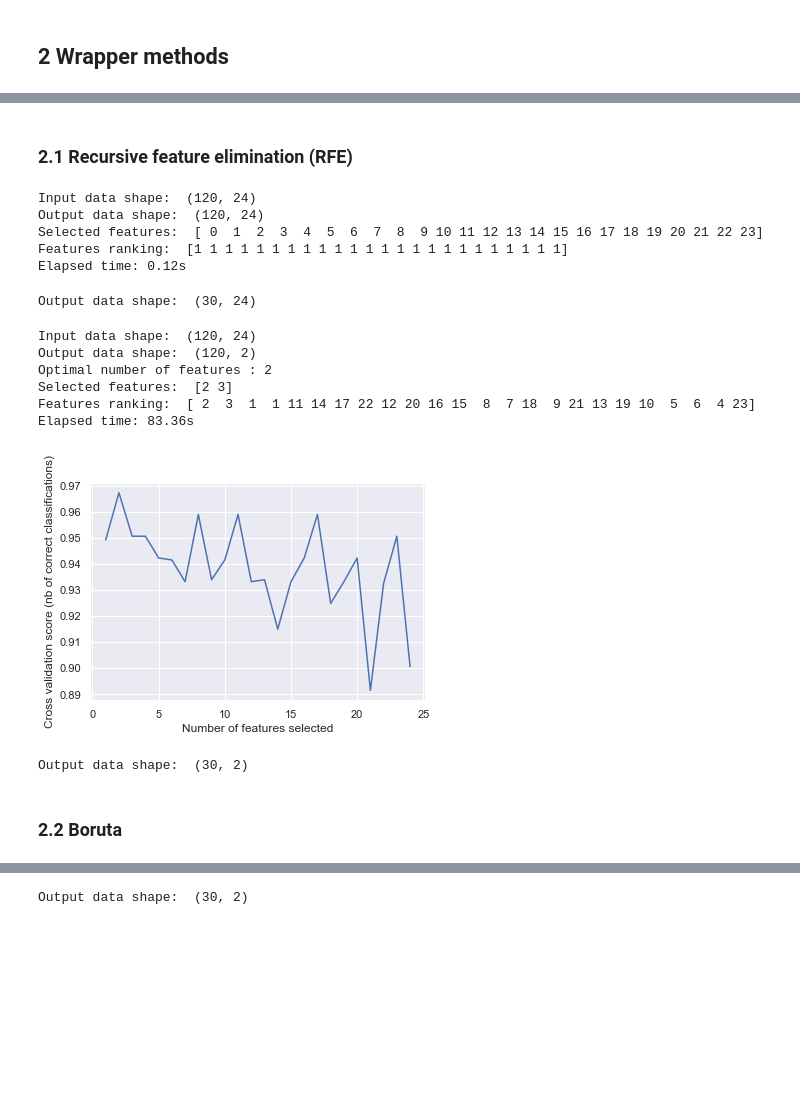
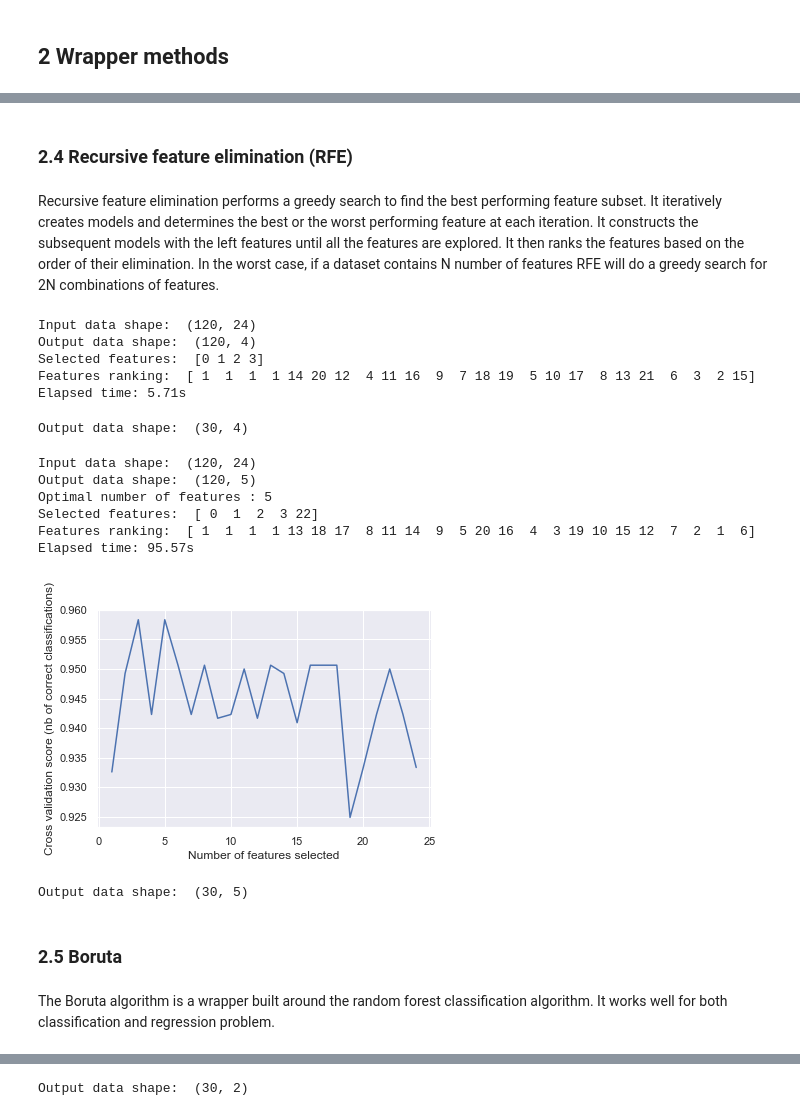
Before and after one commit to ppapiez/Portfolio, a Jupyter notebook: Feature selection.ipynb, the cells around one changed output, grey strips where cells are left out. Cells and saved outputs as stored; diff of their text form; code cells hidden in the pictures; blank space fills up the shorter version.

```diff
--- a/Feature selection.ipynb
+++ b/Feature selection.ipynb
@@ -234,13 +299,15 @@ from sklearn.ensemble import RandomForestClassifier
 # %% [markdown]
-### 2.1 Recursive feature elimination (RFE)
+### 2.4 Recursive feature elimination (RFE)
+# %% [markdown]
+Recursive feature elimination performs a greedy search to find the best performing feature subset. It iteratively creates models and determines the best or the worst performing feature at each iteration. It constructs the subsequent models with the left features until all the features are explored. It then ranks the features based on the order of their elimination. In the worst case, if a dataset contains N number of features RFE will do a greedy search for 2N combinations of features.
 # %%
 # A:
 from sklearn.feature_selection import RFE
 
 start = time()
 
-rfc = RandomForestClassifier(n_estimators=10, n_jobs=-1, class_weight='balanced')
-rfe = RFE(estimator=rfc, n_features_to_select=81, step=1)
+rfc = RandomForestClassifier(n_estimators=100, n_jobs=-1, class_weight='balanced')
+rfe = RFE(estimator=rfc, n_features_to_select=4, step=1)
 rfe.fit(X_train, y_train)
 
 print('Input data shape: ', X_train.shape)
@@ -253,57 +320,60 @@ print('Features ranking: ', rfe.ranking_)
 print('Elapsed time: %.2fs' % (time() - start))
 # %% [output]
 Input data shape:  (120, 24)
-Output data shape:  (120, 24)
-Selected features:  [ 0  1  2  3  4  5  6  7  8  9 10 11 12 13 14 15 16 17 18 19 20 21 22 23]
-Features ranking:  [1 1 1 1 1 1 1 1 1 1 1 1 1 1 1 1 1 1 1 1 1 1 1 1]
-Elapsed time: 0.12s
+Output data shape:  (120, 4)
+Selected features:  [0 1 2 3]
+Features ranking:  [ 1  1  1  1 14 20 12  4 11 16  9  7 18 19  5 10 17  8 13 21  6  3  2 15]
+Elapsed time: 5.71s
 # %%
 X_test_new = rfe.transform(X_test)
 print('Output data shape: ', X_test_new.shape)
 # %% [output]
-Output data shape:  (30, 24)
+Output data shape:  (30, 4)
 # %%
 # B: Feature ranking with recursive feature elimination and cross-validated selection of the best number of features.
 
 from sklearn.feature_selection import RFECV
 from sklearn.model_selection import StratifiedKFold
 
 start = time()
 
-rfc = RandomForestClassifier(n_estimators=10, n_jobs=-1, class_weight='balanced')
+rfc = RandomForestClassifier(n_estimators=100, n_jobs=-1, class_weight='balanced')
 rfecv = RFECV(estimator=rfc, step=1, cv=StratifiedKFold(10), scoring='accuracy')
 rfecv.fit(X_train, y_train)
 
 print('Input data shape: ', X_train.shape)
 
 X_train_new = rfecv.transform(X_train)
 
 print('Output data shape: ', X_train_new.shape)
 print("Optimal number of features : %d" % rfecv.n_features_)
 print('Selected features: ', rfecv.get_support(indices=True))
 print('Features ranking: ', rfecv.ranking_)
 print('Elapsed time: %.2fs' % (time() - start))
 
 plt.figure()
 plt.xlabel("Number of features selected")
 plt.ylabel("Cross validation score (nb of correct classifications)")
 plt.plot(range(1, len(rfecv.grid_scores_) + 1), rfecv.grid_scores_)
 plt.show()
 # %% [output]
 Input data shape:  (120, 24)
-Output data shape:  (120, 2)
-Optimal number of features : 2
-Selected features:  [2 3]
-Features ranking:  [ 2  3  1  1 11 14 17 22 12 20 16 15  8  7 18  9 21 13 19 10  5  6  4 23]
-Elapsed time: 83.36s
+Output data shape:  (120, 5)
+Optimal number of features : 5
+Selected features:  [ 0  1  2  3 22]
+Features ranking:  [ 1  1  1  1 13 18 17  8 11 14  9  5 20 16  4  3 19 10 15 12  7  2  1  6]
+Elapsed time: 95.57s
-[figure, old version]
+[figure, new version]
 # %%
 X_test_new = rfecv.transform(X_test)
 print('Output data shape: ', X_test_new.shape)
 # %% [output]
-Output data shape:  (30, 2)
+Output data shape:  (30, 5)
 # %% [markdown]
-### 2.2 Boruta
+### 2.5 Boruta
+# %% [markdown]
+The Boruta algorithm is a wrapper built around the random forest classification algorithm.
+It works well for both classification and regression problem.
 # %%
 from boruta import BorutaPy
 
```
Also changed, not shown: parts of 52 cells of this notebook, 1 other file.
